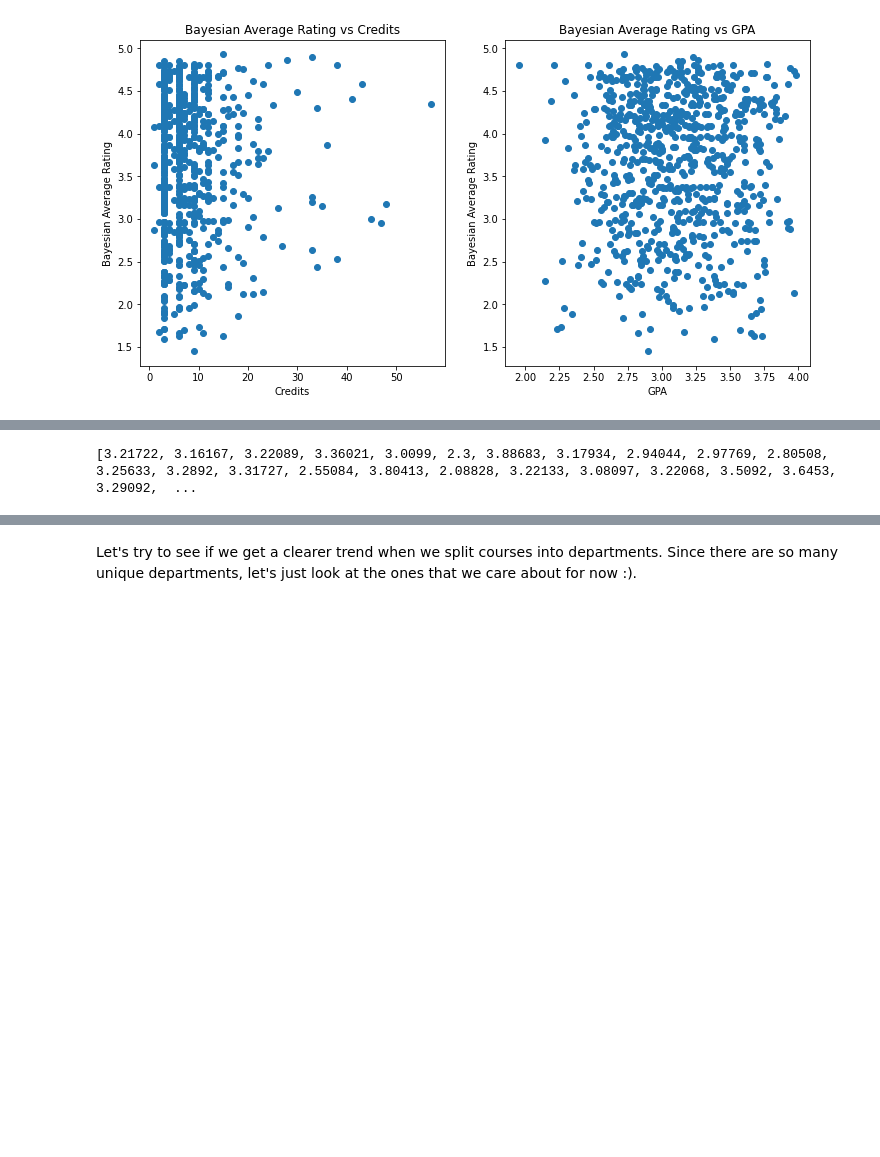
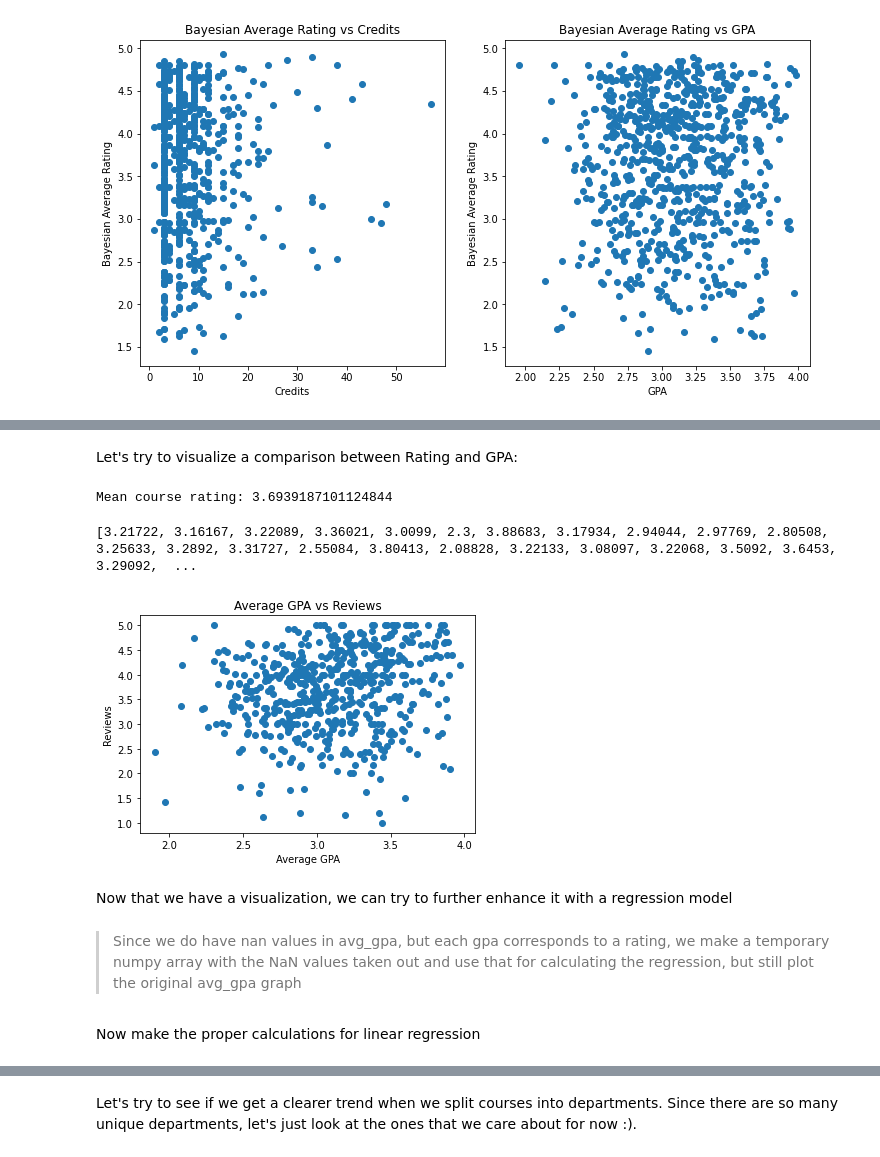
Before and after one commit to Akameki/cmsc320-final, a Jupyter notebook: final_colab.ipynb, the cells around one changed output, grey strips where cells are left out. Saved outputs shown, nothing was run; the diff lists cells and outputs as text; code cells hidden in the pictures; blank space fills up the shorter version.

```diff
--- a/final_colab.ipynb
+++ b/final_colab.ipynb
@@ -377,7 +350,36 @@ df3[df3.duplicated(['title+course_number'], keep=False)]
+# %% [markdown]
+Let's try to visualize a comparison between Rating and GPA:
+# %%
+avg_course_ratings = []
+for course in df_courses['reviews']:
+    s, n = 0, 0
+    for review in course:
+        s += review['rating']
+        n += 1
+    avg_course_ratings.append(s/n)
+avg_course_ratings = np.array(avg_course_ratings)
+avg_course_ratings = [i for i in avg_course_ratings if i != '']
+
+print(f"Mean course rating: {np.mean(avg_course_ratings)}")
+# %% [output]
+Mean course rating: 3.6939187101124844
 # %%
-tempa = []
+avg_gpa = []
 for temp in df_courses['average_gpa']:
-    tempa.append(temp)
-print(tempa)
+    avg_gpa.append(temp)
+print(avg_gpa)
 # %% [output]
 [3.21722, 3.16167, 3.22089, 3.36021, 3.0099, 2.3, 3.88683, 3.17934, 2.94044, 2.97769, 2.80508, 3.25633, 3.2892, 3.31727, 2.55084, 3.80413, 2.08828, 3.22133, 3.08097, 3.22068, 3.5092, 3.6453, 3.29092,  ...
+# %%
+import matplotlib.pyplot as plt
+plt.scatter(avg_gpa, avg_course_ratings, label='Scatter Plot')
+plt.xlabel('Average GPA')
+plt.ylabel('Reviews')
+plt.title('Average GPA vs Reviews')
+plt.show()
+# %% [output]
+[figure, added]
+# %% [markdown]
+Now that we have a visualization, we can try to further enhance it with a regression model
+# %% [markdown]
+> Since we do have nan values in avg_gpa, but each gpa corresponds to a rating, we make a temporary numpy array with the NaN values taken out and use that for calculating the regression, but still plot the original avg_gpa graph
@@ -383,0 +389,2 @@ print(tempa)
+# %% [markdown]
+Now make the proper calculations for linear regression
```
Also changed, not shown: parts of 45 cells of this notebook, 1 other file.
